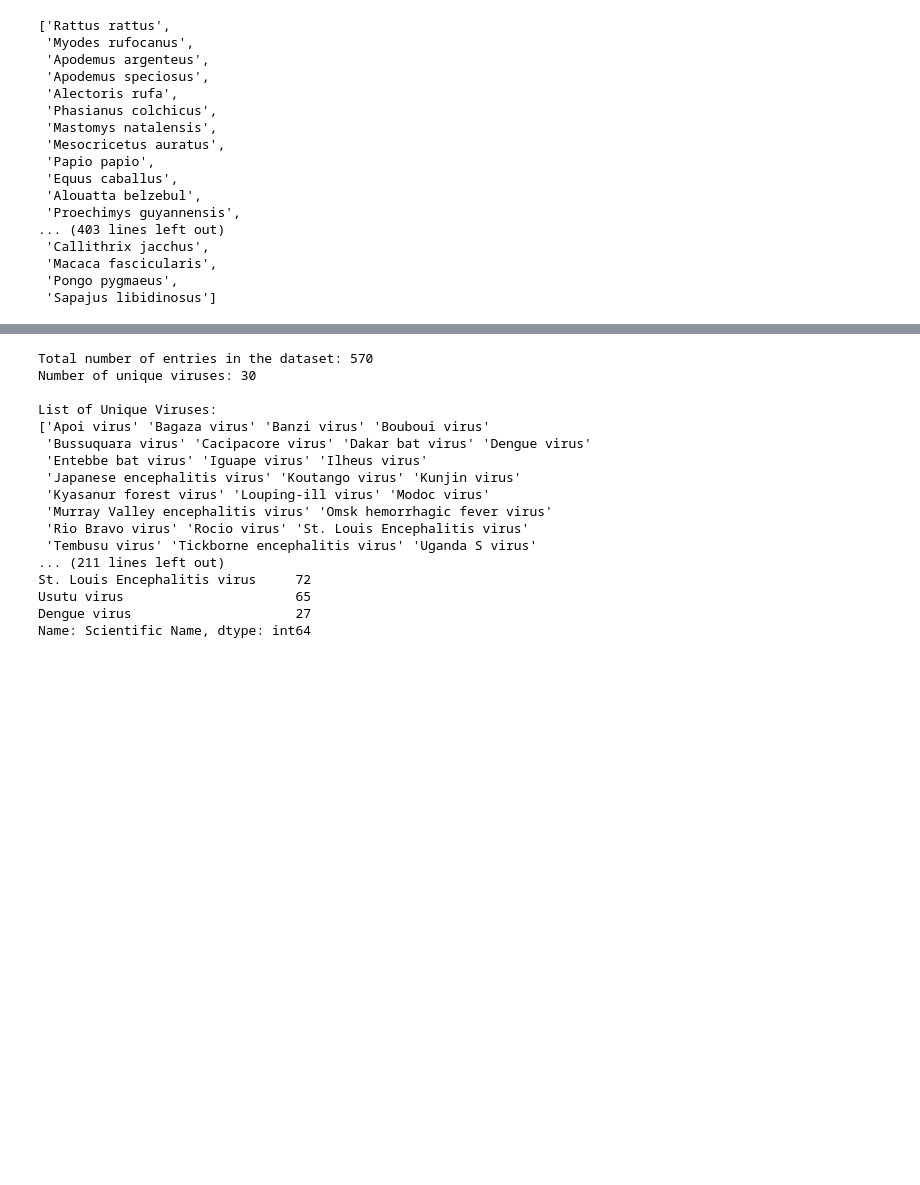
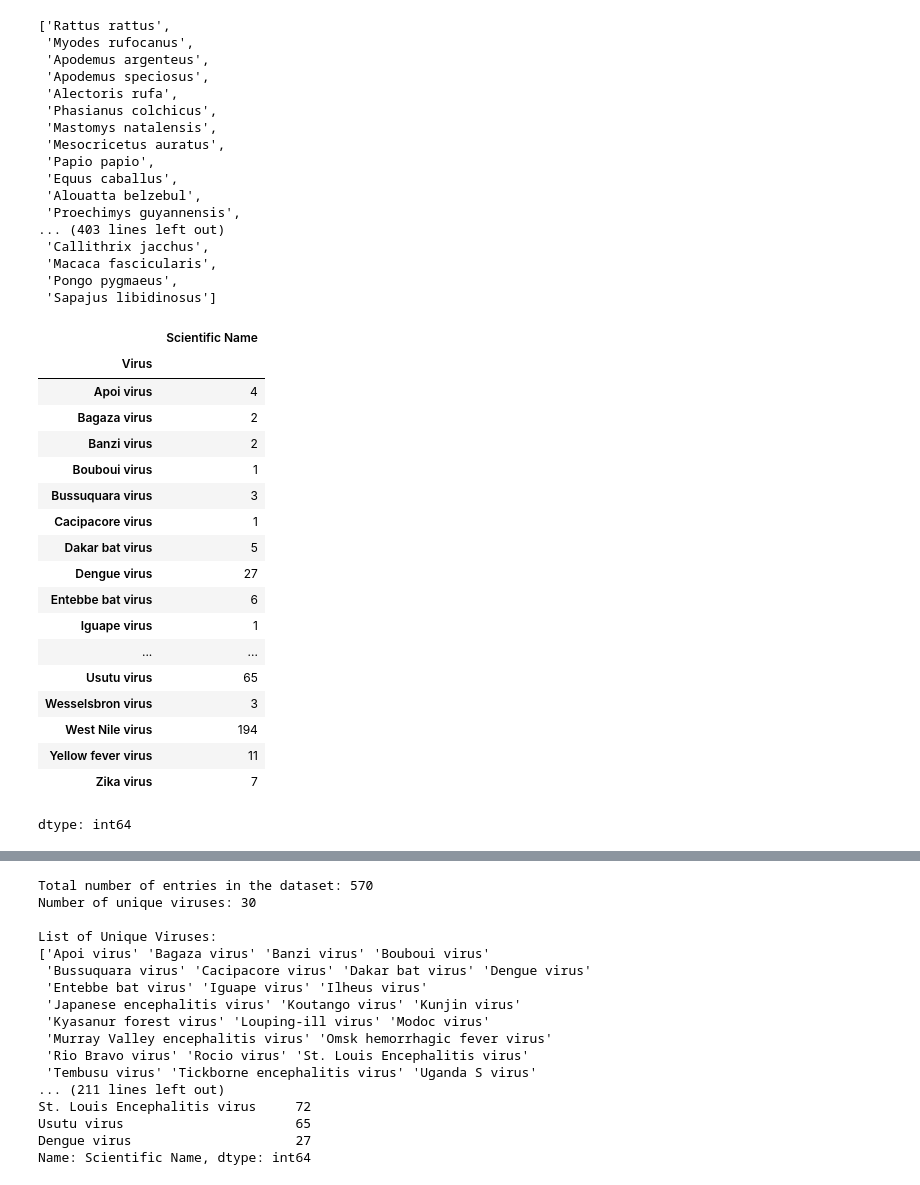
Before and after one commit to aecrofton/MPM_200_Crofton, a Jupyter notebook: Data/Session 9/assignment_9_database_management.ipynb, the cells around one changed output, grey strips where cells are left out. Cells and saved outputs as stored; diff of their text form; code cells hidden in the pictures; blank space fills up the shorter version.

```diff
--- a/Data/Session 9/assignment_9_database_management.ipynb
+++ b/Data/Session 9/assignment_9_database_management.ipynb
@@ -186,3 +186,27 @@ df['Scientific Name'].unique().tolist()
  'Sapajus libidinosus']
 # %%
 #7. Count the number of unique host species for each virus.
+df["Scientific Name"].value_counts()
+df.groupby("Virus")["Scientific Name"].size()
+#8. Which virus has the most number of hosts?
+#West Nile virus
+# %% [output]
+|  | Scientific Name |
+| Virus |  |
+| Apoi virus | 4 |
+| Bagaza virus | 2 |
+| Banzi virus | 2 |
+| Bouboui virus | 1 |
+| Bussuquara virus | 3 |
+| Cacipacore virus | 1 |
+| Dakar bat virus | 5 |
+| Dengue virus | 27 |
+| Entebbe bat virus | 6 |
+| Iguape virus | 1 |
+| ... | ... |
+| Usutu virus | 65 |
+| Wesselsbron virus | 3 |
+| West Nile virus | 194 |
+| Yellow fever virus | 11 |
+| Zika virus | 7 |
+dtype: int64
```
Also changed, not shown: parts of 1 cell of this notebook.
